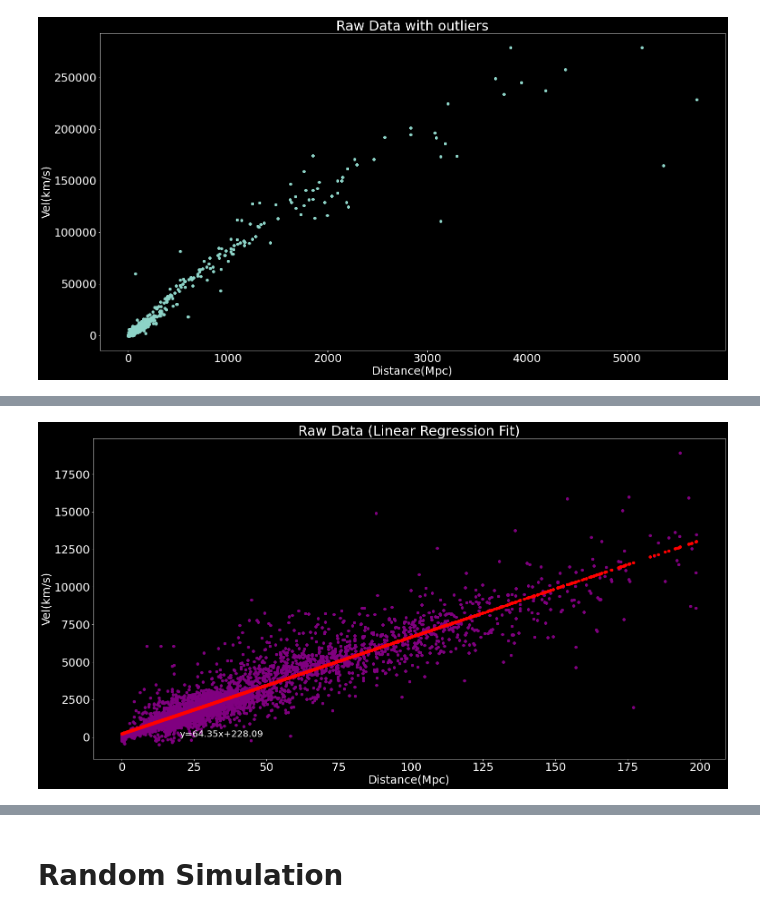
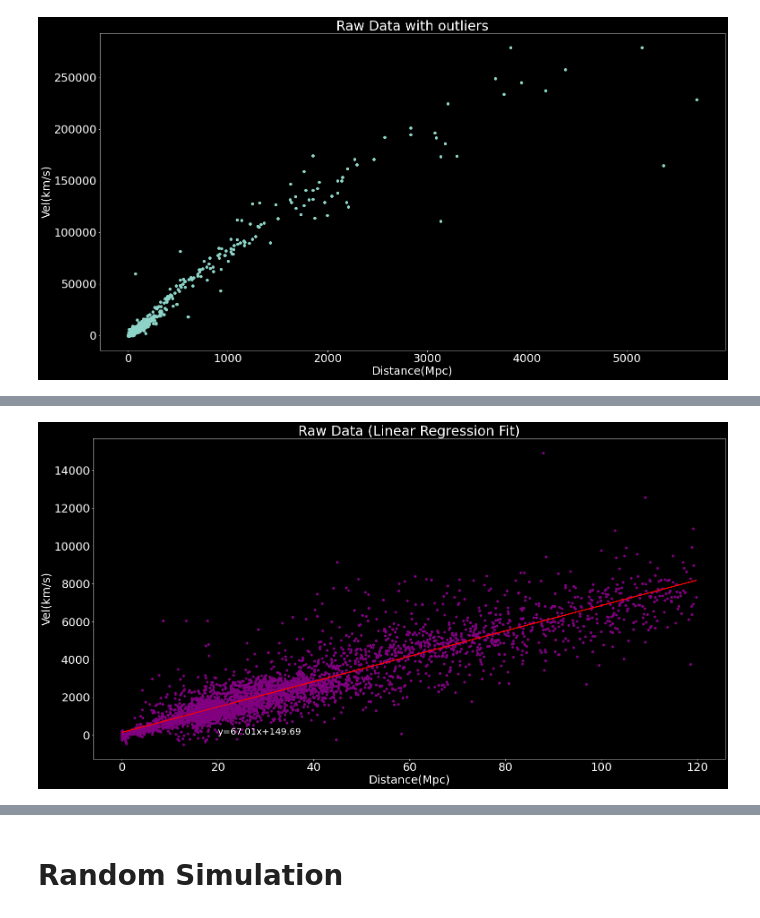
Before and after one commit to bpeck114/c161_project, a Jupyter notebook: dex/hyperleda_query.ipynb, the cells around one changed output, grey strips where cells are left out. Saved outputs shown, nothing was run; the diff lists cells and outputs as text; code cells hidden in the pictures.

```diff
--- a/dex/hyperleda_query.ipynb
+++ b/dex/hyperleda_query.ipynb
@@ -37,7 +40,7 @@ plt.ylabel('Vel(km/s)')
 Text(0, 0.5, 'Vel(km/s)')
 [figure]
 # %%
-df_filtered = df.where(df.where(df['distance_mpc']<200).dropna()['v_gsr']<20000).dropna()
+df_filtered = df.where(df.where(df['distance_mpc']<120).dropna()['v_gsr']<15000).dropna()
 distance_mpc_filtered = df_filtered['distance_mpc']
 vel_gsr_filtered =  df_filtered['v_gsr']
 df_filtered
@@ -83,15 +71,15 @@ Name: distance_mpc, Length: 3864, dtype: float64
 # %%
 from sklearn.linear_model import LinearRegression as lgr
 model = lgr().fit(np.array(distance_mpc_filtered).reshape(-1, 1), vel_gsr_filtered)
 predicted_vel_gsr = model.coef_ * distance_mpc_filtered + model.intercept_
 plt.figure(figsize = (25,13))
-plt.scatter(distance_mpc_filtered,vel_gsr_filtered, c='purple')
-plt.scatter(distance_mpc_filtered,predicted_vel_gsr, c='red')
-plt.text(20, 20, 'y={:.2f}x+{:.2f}'.format(float(model.coef_), model.intercept_),  fontsize = 20)
+plt.scatter(distance_mpc_filtered,vel_gsr_filtered, linewidth = .01, c='purple')
+plt.plot(distance_mpc_filtered,predicted_vel_gsr, linewidth = 2, c='red')
+plt.text(20, 30, 'y={:.2f}x+{:.2f}'.format(float(model.coef_), model.intercept_),  fontsize = 20)
 #plt.ylim(-1000, 20000)
 plt.title('Raw Data (Linear Regression Fit)')
 plt.xlabel('Distance(Mpc)')
 plt.ylabel('Vel(km/s)')
 plt.show()
 # %% [output]
-[figure, old version]
+[figure, new version]
```
Also changed, not shown: parts of 16 cells of this notebook.
